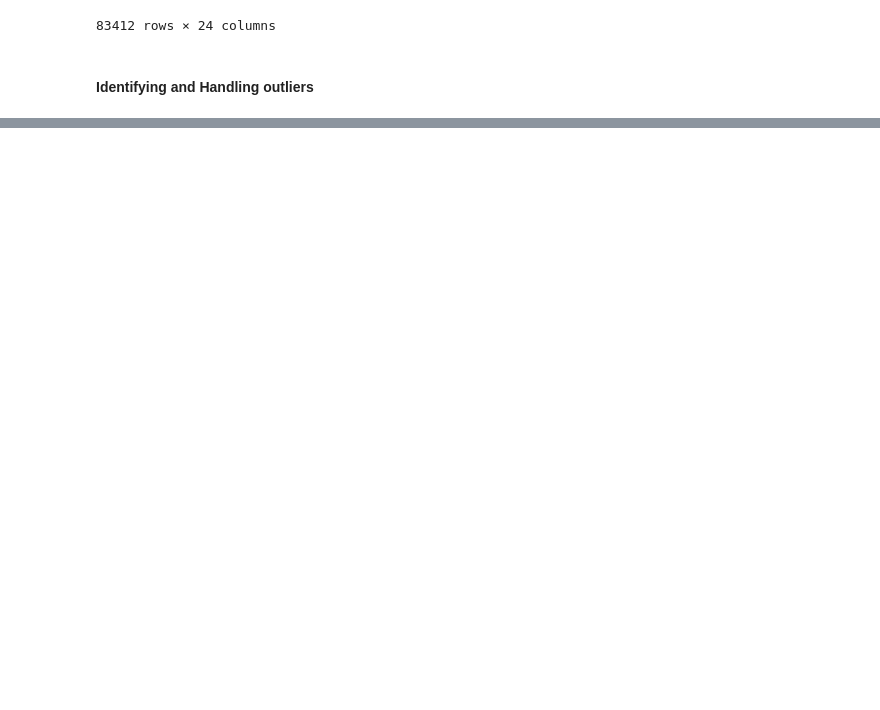
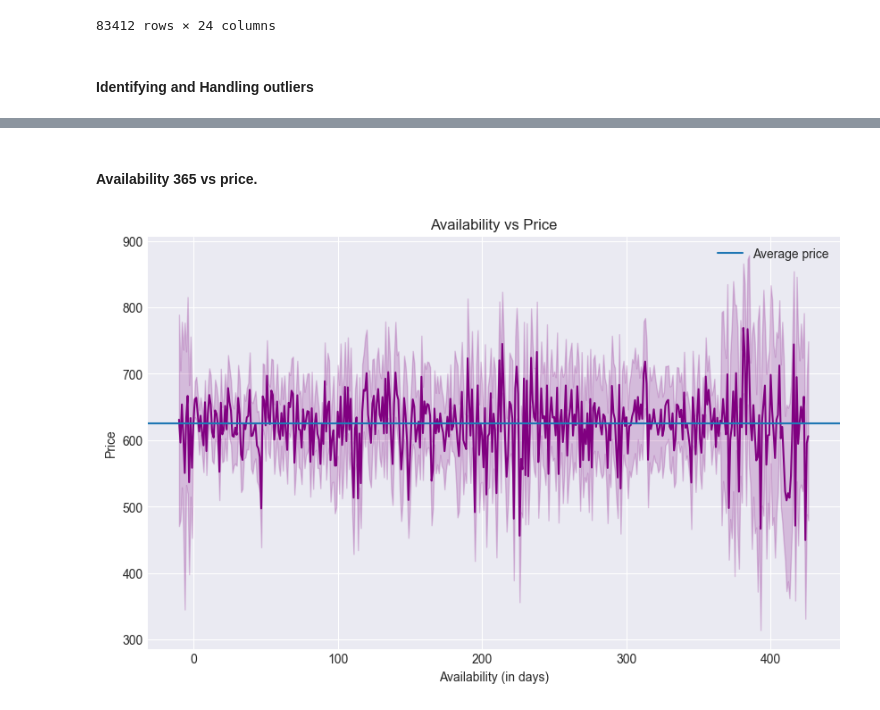
Before and after one commit to AdnanK1/air-bnb, a Jupyter notebook: index.ipynb, the cells around one changed output, grey strips where cells are left out. Saved outputs shown, nothing was run; the diff lists cells and outputs as text; code cells hidden in the pictures; blank space fills up the shorter version.

Commit message:
Added Data Viewsulisation

```diff
--- a/index.ipynb
+++ b/index.ipynb
@@ -257,0 +321,14 @@ TypeError: can only concatenate str (not "int") to str
+# %% [markdown]
+####  Availability 365 vs price.
+# %%
+# Create a line plot using Seaborn for Availability 365 vs price.
+plt.figure(figsize=(10, 6))
+sns.lineplot(data=df, x="availability 365", y="price", color='purple')
+plt.axhline(y=df['price'].mean(), label="Average price")
+plt.title("Availability vs Price")
+plt.xlabel("Availability (in days)")
+plt.ylabel("Price")
+plt.legend()
+plt.show()
+# %% [output]
+[figure, added]
```
Also changed, not shown: parts of 24 cells of this notebook.
